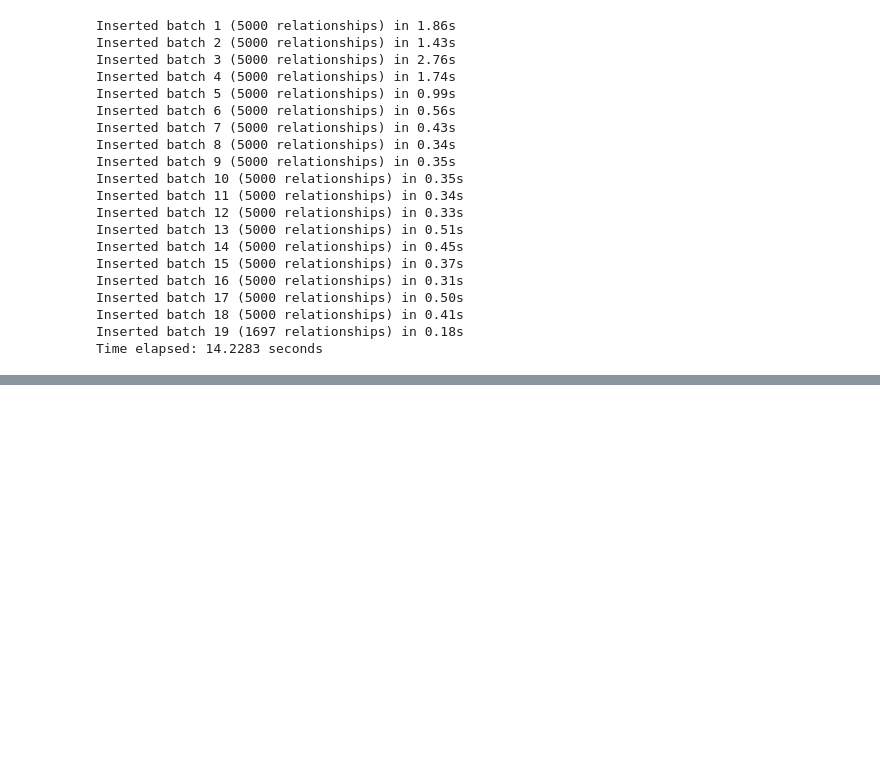
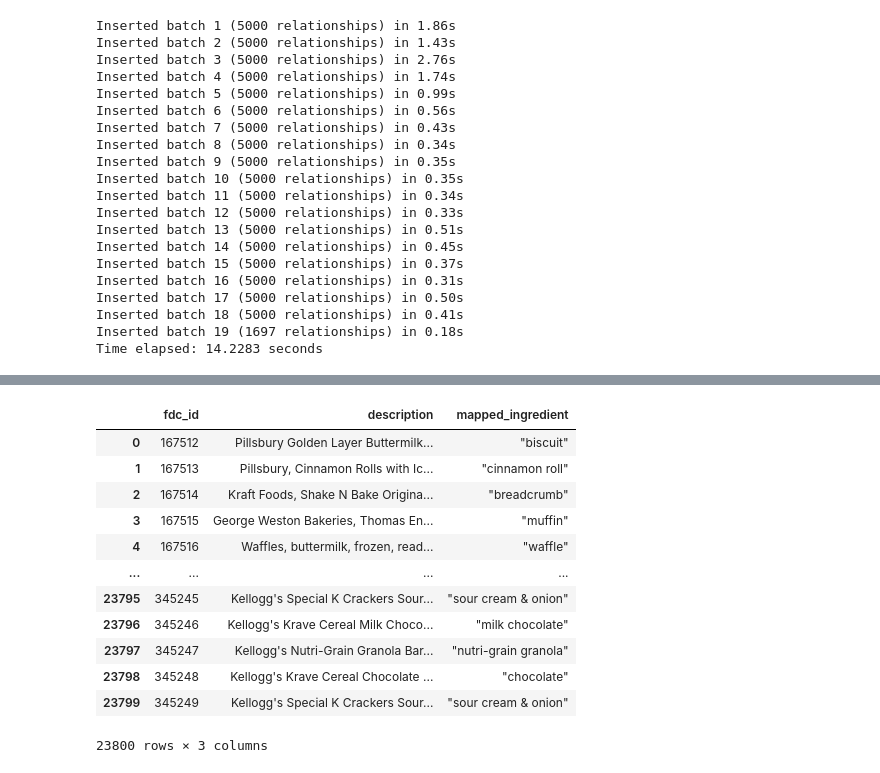
Before and after one commit to DirtyChay/food-knowledge-graph, a Jupyter notebook: NEO4J_interface.ipynb, the cells around one changed output, grey strips where cells are left out. Cells and saved outputs as stored; diff of their text form; code cells hidden in the pictures; blank space fills up the shorter version.

```diff
--- a/NEO4J_interface.ipynb
+++ b/NEO4J_interface.ipynb
@@ -404,0 +1032,19 @@ my_graph.enable_logging = False
+# %%
+csv_path = os.path.join(os.getcwd(), 'data/output', 'processed_products.csv')
+df_p2i = pd.read_csv(csv_path)
+
+df_p2i
+# %% [output]
+|  | fdc_id | description | mapped_ingredient |
+| 0 | 167512 | Pillsbury Golden Layer Buttermilk... | "biscuit" |
+| 1 | 167513 | Pillsbury, Cinnamon Rolls with Ic... | "cinnamon roll" |
+| 2 | 167514 | Kraft Foods, Shake N Bake Origina... | "breadcrumb" |
+| 3 | 167515 | George Weston Bakeries, Thomas En... | "muffin" |
+| 4 | 167516 | Waffles, buttermilk, frozen, read... | "waffle" |
+| ... | ... | ... | ... |
+| 23795 | 345245 | Kellogg's Special K Crackers Sour... | "sour cream & onion" |
+| 23796 | 345246 | Kellogg's Krave Cereal Milk Choco... | "milk chocolate" |
+| 23797 | 345247 | Kellogg's Nutri-Grain Granola Bar... | "nutri-grain granola" |
+| 23798 | 345248 | Kellogg's Krave Cereal Chocolate ... | "chocolate" |
+| 23799 | 345249 | Kellogg's Special K Crackers Sour... | "sour cream & onion" |
+23800 rows × 3 columns
```
Also changed, not shown: parts of 21 cells of this notebook, 1 other file.
